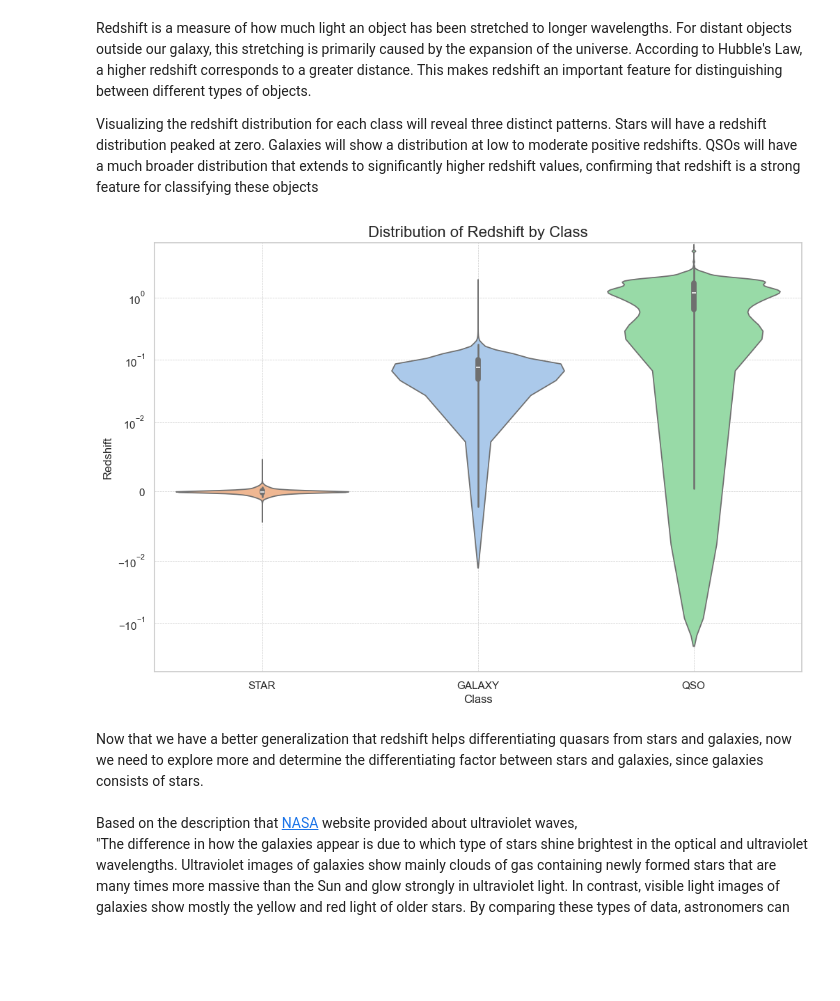
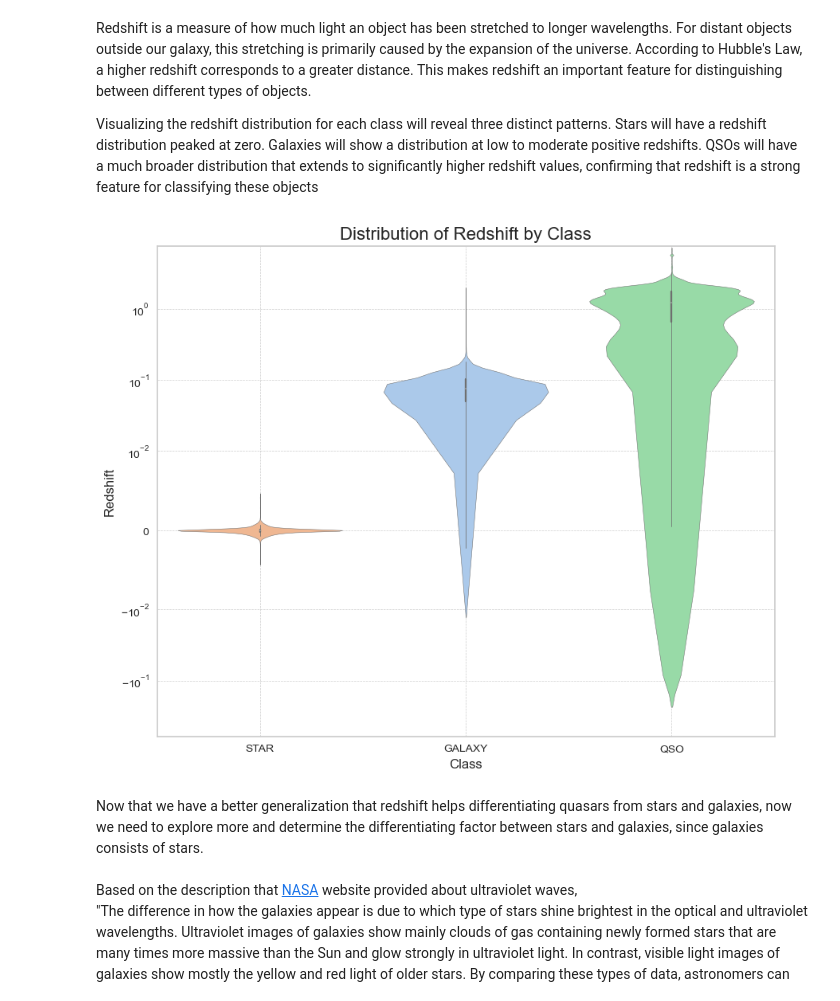
Before and after one commit to sHaiHoang/Celestia, a Jupyter notebook: project.ipynb, the cells around one changed output. Cells and saved outputs as stored; diff of their text form; code cells hidden in the pictures; blank space fills up the shorter version.

```diff
--- a/project.ipynb
+++ b/project.ipynb
@@ -234,24 +233,24 @@ Redshift is a measure of how much light an object has been stretched to longer w
 Visualizing the redshift distribution for each class will reveal three distinct patterns. Stars will have a redshift distribution peaked at zero. Galaxies will show a distribution at low to moderate positive redshifts. QSOs will have a much broader distribution that extends to significantly higher redshift values, confirming that redshift is a strong feature for classifying these objects
 # %%
 # Generate the violin plot.
-plt.figure(figsize=(12, 8))
+plt.figure(figsize=(10, 8))
 sns.violinplot(
     data=dataset,
     x='class',
     y='redshift',
     hue='class',
     palette='pastel',
     order=['STAR', 'GALAXY', 'QSO'],
     legend=False
 )
 plt.yscale('symlog', linthresh=0.01)
 plt.title("Distribution of Redshift by Class", fontsize=16)
 plt.xlabel("Class", fontsize=12)
 plt.ylabel("Redshift", fontsize=12)
 plt.grid(True, which='both', linestyle='--', linewidth=0.5)
 plt.show()
 # %% [output]
-[figure, old version]
+[figure, new version]
 # %% [markdown]
 Now that we have a better generalization that redshift helps differentiating quasars from stars and galaxies, now we need to explore more and determine the differentiating factor between stars and galaxies, since galaxies consists of stars.\
 \
```
Also changed, not shown: parts of 24 cells of this notebook.
